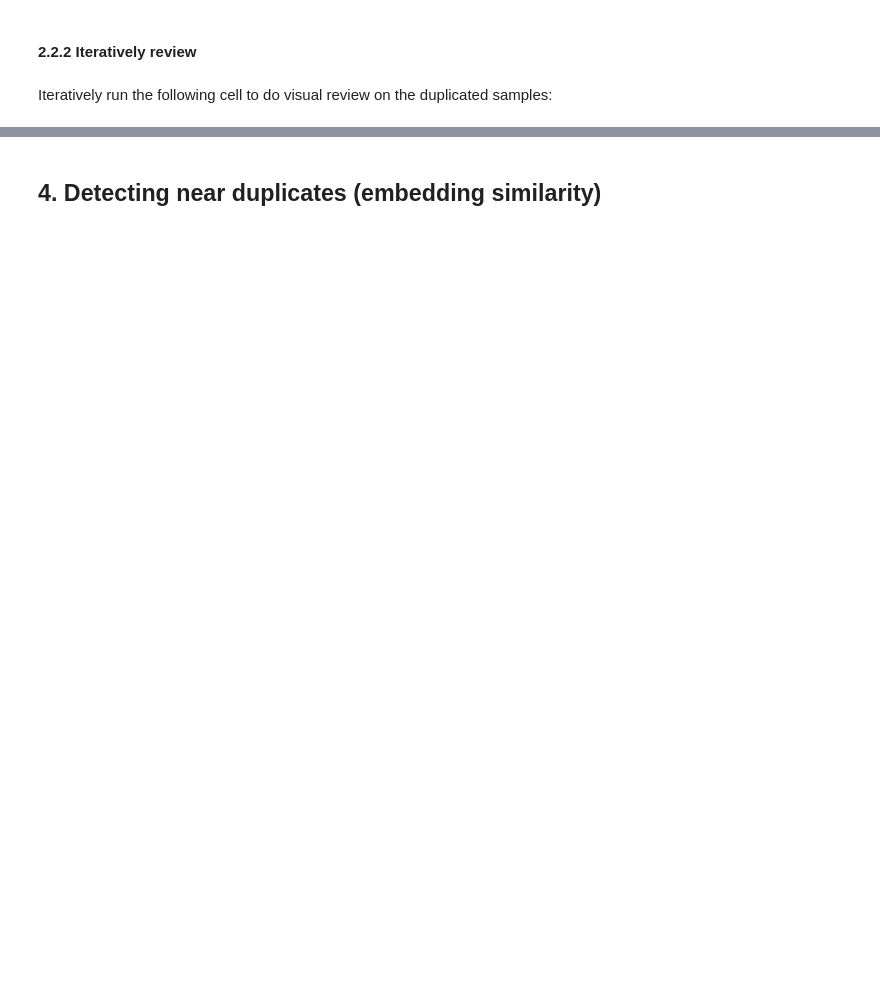
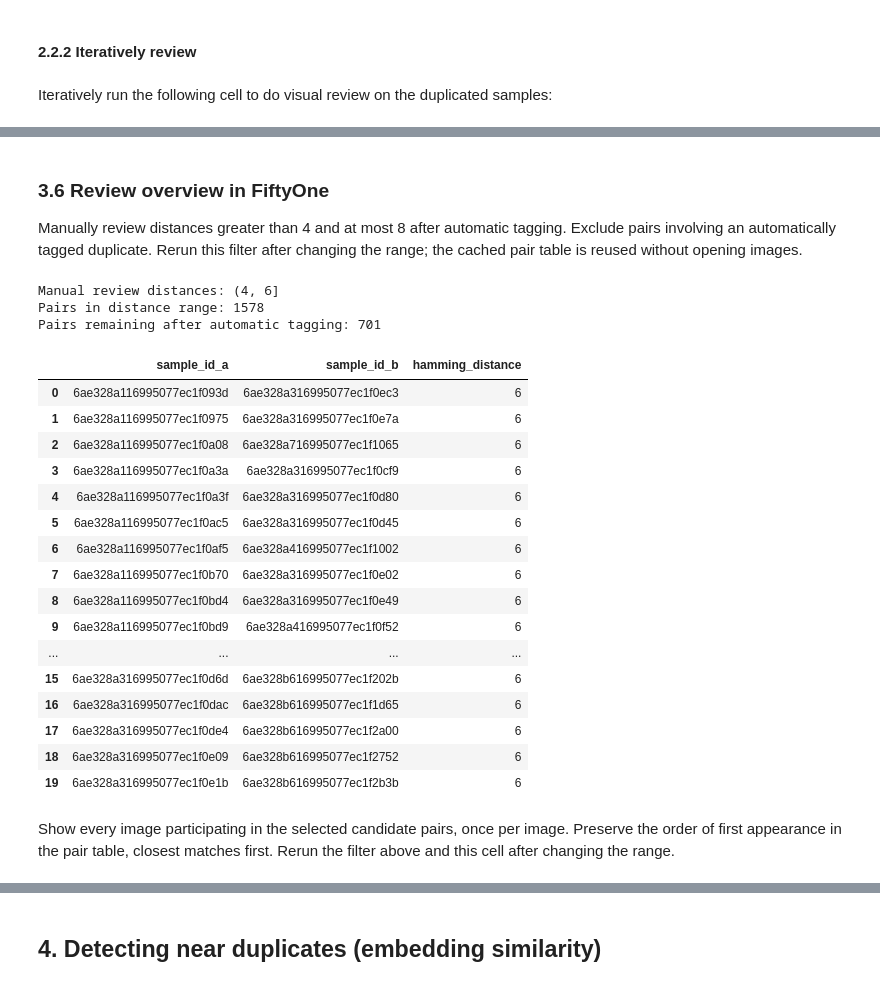
Before and after one commit to clymber/object_detection, a Jupyter notebook: dataset/notebooks/nb01.07-ball_detect_dataset/nb01.07.02-deduplicate.ipynb, the cells around one changed output, grey strips where cells are left out. Saved outputs shown, nothing was run; the diff lists cells and outputs as text; code cells hidden in the pictures; blank space fills up the shorter version.

```diff
--- a/dataset/notebooks/nb01.07-ball_detect_dataset/nb01.07.02-deduplicate.ipynb
+++ b/dataset/notebooks/nb01.07-ball_detect_dataset/nb01.07.02-deduplicate.ipynb
@@ -126,0 +351,54 @@ PHASH_SIZE = 8
+# %% [markdown]
+### 3.6 Review overview in FiftyOne
+
+Manually review distances greater than 4 and at most 8 after automatic tagging.
+Exclude pairs involving an automatically tagged duplicate. Rerun this filter
+after changing the range; the cached pair table is reused without opening images.
+# %%
+PHASH_REVIEW_MIN_DISTANCE = 4
+PHASH_REVIEW_MAX_DISTANCE = 6
+
+if not 0 <= PHASH_REVIEW_MIN_DISTANCE < PHASH_REVIEW_MAX_DISTANCE <= PHASH_MAX_DISTANCE:
+    raise ValueError("The review range must be within the computed distance range.")
+
+review_excluded_ids = set(master.match_tags(PERCEPTUAL_DUPLICATE_TAG).values("id"))
+manual_band_pairs = perceptual_pairs.loc[
+    (perceptual_pairs["hamming_distance"] > PHASH_REVIEW_MIN_DISTANCE)
+    & (perceptual_pairs["hamming_distance"] <= PHASH_REVIEW_MAX_DISTANCE)
+]
+candidate_pairs = manual_band_pairs.loc[
+    ~manual_band_pairs["sample_id_a"].isin(review_excluded_ids)
+    & ~manual_band_pairs["sample_id_b"].isin(review_excluded_ids)
+].reset_index(drop=True)
+print(
+    f"Manual review distances: ({PHASH_REVIEW_MIN_DISTANCE}, "
+    f"{PHASH_REVIEW_MAX_DISTANCE}]"
+)
+print("Pairs in distance range:", len(manual_band_pairs))
+print("Pairs remaining after automatic tagging:", len(candidate_pairs))
+display(candidate_pairs.head(20))
+# %% [output]
+Manual review distances: (4, 6]
+Pairs in distance range: 1578
+Pairs remaining after automatic tagging: 701
+|  | sample_id_a | sample_id_b | hamming_distance |
+| 0 | 6ae328a116995077ec1f093d | 6ae328a316995077ec1f0ec3 | 6 |
+| 1 | 6ae328a116995077ec1f0975 | 6ae328a316995077ec1f0e7a | 6 |
+| 2 | 6ae328a116995077ec1f0a08 | 6ae328a716995077ec1f1065 | 6 |
+| 3 | 6ae328a116995077ec1f0a3a | 6ae328a316995077ec1f0cf9 | 6 |
+| 4 | 6ae328a116995077ec1f0a3f | 6ae328a316995077ec1f0d80 | 6 |
+| 5 | 6ae328a116995077ec1f0ac5 | 6ae328a316995077ec1f0d45 | 6 |
+| 6 | 6ae328a116995077ec1f0af5 | 6ae328a416995077ec1f1002 | 6 |
+| 7 | 6ae328a116995077ec1f0b70 | 6ae328a316995077ec1f0e02 | 6 |
+| 8 | 6ae328a116995077ec1f0bd4 | 6ae328a316995077ec1f0e49 | 6 |
+| 9 | 6ae328a116995077ec1f0bd9 | 6ae328a416995077ec1f0f52 | 6 |
+| ... | ... | ... | ... |
+| 15 | 6ae328a316995077ec1f0d6d | 6ae328b616995077ec1f202b | 6 |
+| 16 | 6ae328a316995077ec1f0dac | 6ae328b616995077ec1f1d65 | 6 |
+| 17 | 6ae328a316995077ec1f0de4 | 6ae328b616995077ec1f2a00 | 6 |
+| 18 | 6ae328a316995077ec1f0e09 | 6ae328b616995077ec1f2752 | 6 |
+| 19 | 6ae328a316995077ec1f0e1b | 6ae328b616995077ec1f2b3b | 6 |
+# %% [markdown]
+Show every image participating in the selected candidate pairs, once per image.
+Preserve the order of first appearance in the pair table, closest matches first.
+Rerun the filter above and this cell after changing the range.
```
Also changed, not shown: parts of 19 cells of this notebook, 3 other files.
